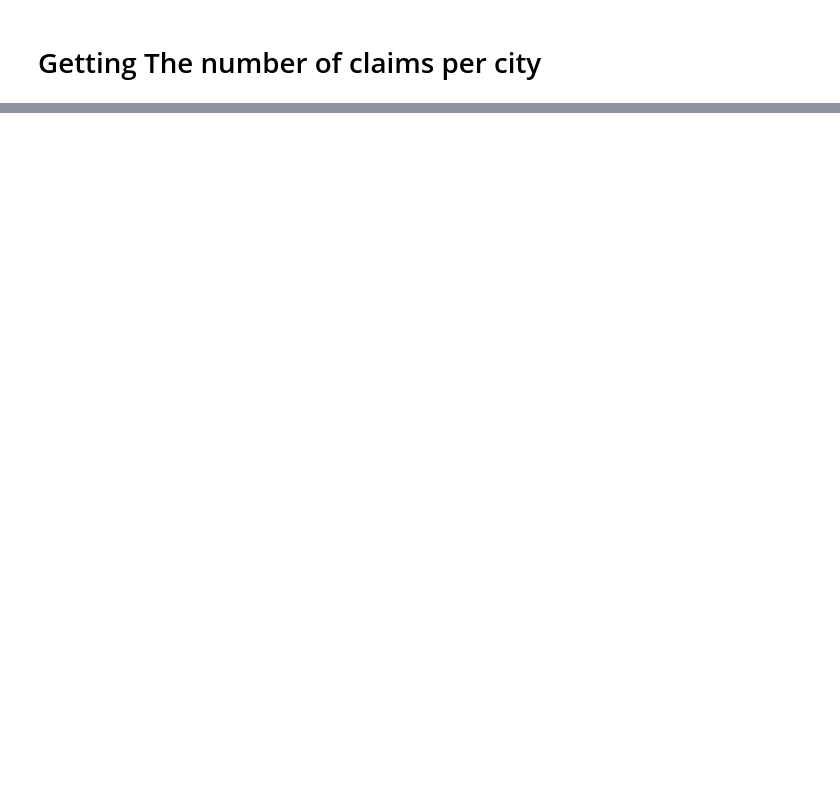
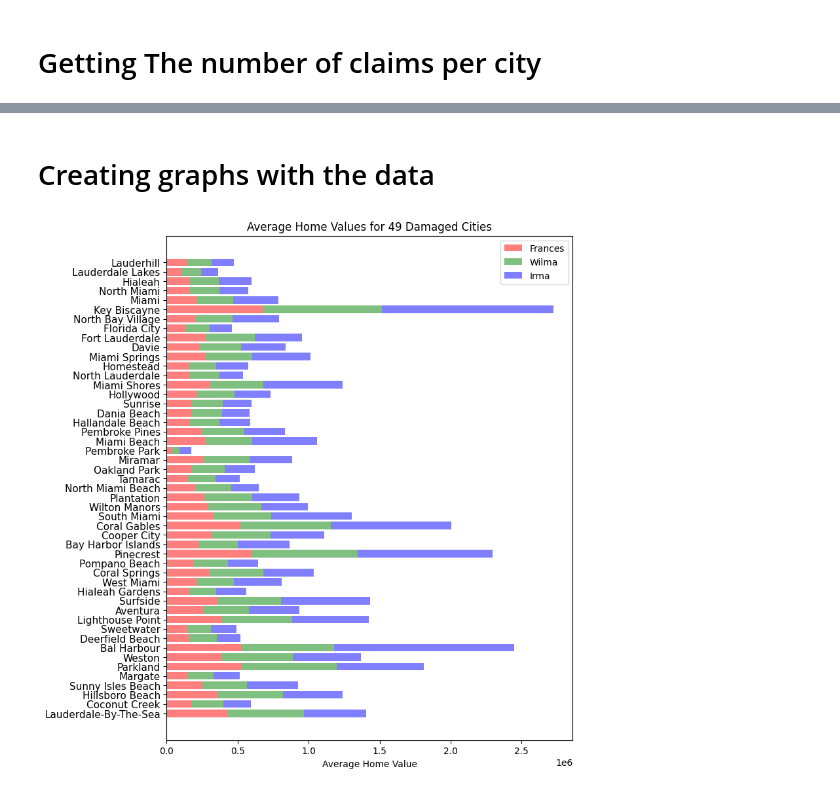
Before and after one commit to RayhanM17/DATA-SCIENCE-NOTEBOOKS, a Jupyter notebook: JN/gatorcain.ipynb, the cells around one changed output, grey strips where cells are left out. Drawn from its saved outputs; the diff is of its cells as text; code cells hidden in the pictures; blank space fills up the shorter version.

```diff
--- a/JN/gatorcain.ipynb
+++ b/JN/gatorcain.ipynb
@@ -154,0 +172,5 @@ miami_frances.shape
+# %%
+df = pd.read_csv('gatorcain_data/claims_by_city.csv', index_col=0)
+df.fillna(value=0.0, inplace=True)
+df = df.drop(['irmaWind', 'francesWind', 'wilmaWind'], axis=1)
+df
@@ -154,0 +196,5 @@ miami_frances.shape
+# %%
+wind_data = pd.read_csv('gatorcain_data/WIR.csv')
+wind_data['damagedCity'] = wind_data['damagedCity'].str.title()
+wind_data = wind_data.set_index('damagedCity')
+wind_data
@@ -154,0 +220,3 @@ miami_frances.shape
+# %%
+df = df.join(wind_data)
+df = df.reset_index(drop=False)
@@ -154,0 +243,36 @@ miami_frances.shape
+# %%
+df['wilmaDamagePercentage'] = df['wilmaIHPTotal'] / df['wilmaTotalHomeVal'] * 100
+df['francesDamagePercentage'] = df['francesIHPTotal'] / df['francesTotalHomeVal'] * 100
+df['irmaDamagePercentage'] = df['irmaIHPTotal'] / df['irmaTotalHomeVal'] * 100
+# %% [markdown]
+# Creating graphs with the data
+# %%
+import matplotlib.pyplot as plt
+
+# Set the figure size
+plt.figure(figsize=(8, 10))
+
+# Set the y-axis to the city names
+y_pos = np.arange(len(df['damagedCity']))
+
+# Create a horizontal bar chart for each hurricane
+frances = plt.barh(y_pos, df['francesAvgHomeVal'], color='r', alpha=0.5)
+wilma = plt.barh(y_pos, df['wilmaAvgHomeVal'], color='g', alpha=0.5, left=df['francesAvgHomeVal'])
+irma = plt.barh(y_pos, df['irmaAvgHomeVal'], color='b', alpha=0.5, left=df['francesAvgHomeVal'] + df['wilmaAvgHomeVal'])
+
+# Set the x-axis label
+plt.xlabel('Average Home Value')
+
+# Set the y-axis ticks and labels
+plt.yticks(y_pos, df['damagedCity'], fontsize=11)
+
+# Add a legend for each hurricane
+plt.legend((frances[0], wilma[0], irma[0]), ('Frances', 'Wilma', 'Irma'))
+
+# Add a title to the chart
+plt.title('Average Home Values for 49 Damaged Cities')
+
+# Show the plot
+plt.show()
+# %% [output]
+[figure, added]
```
Also changed, not shown: parts of 29 cells of this notebook, 3 other files.
